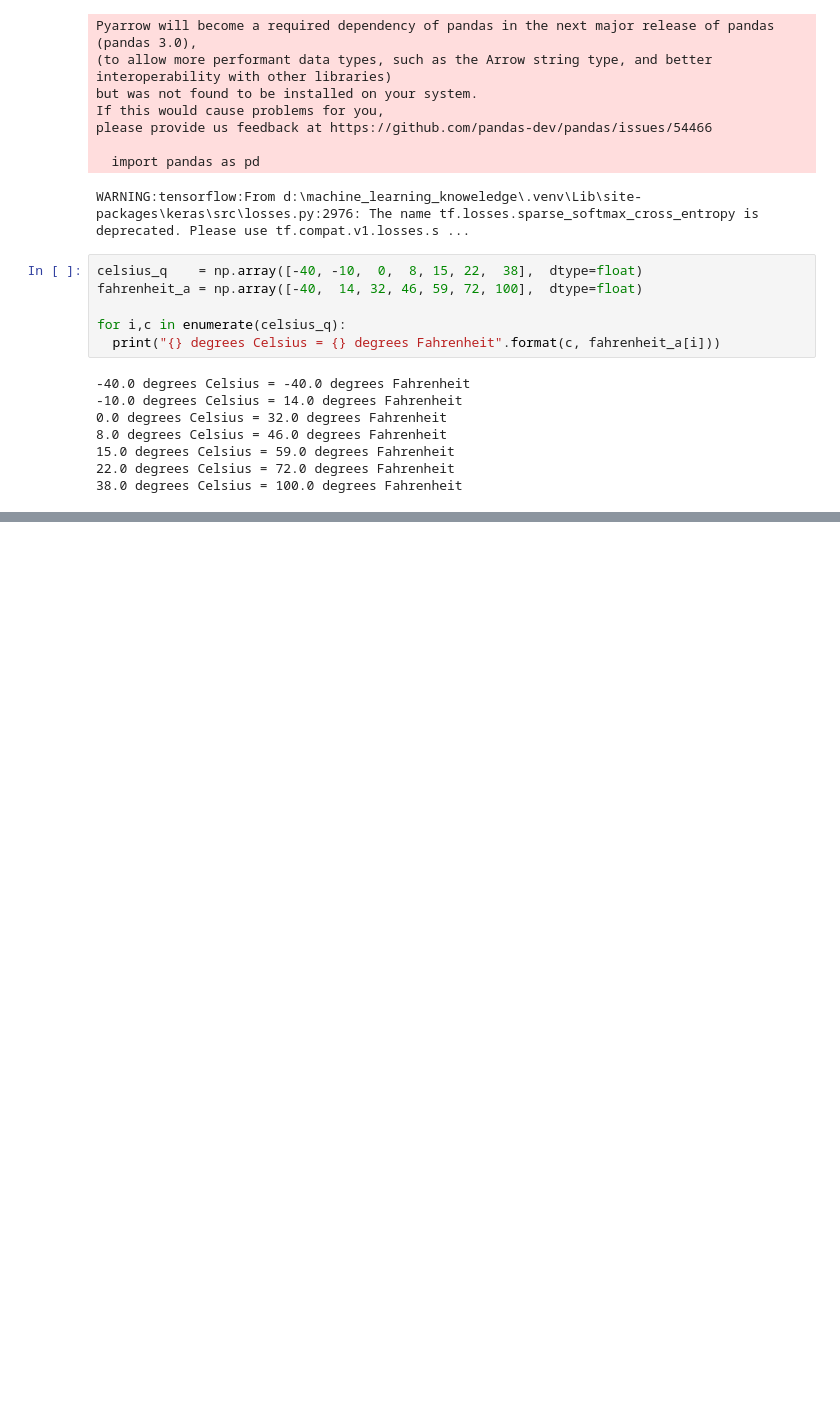
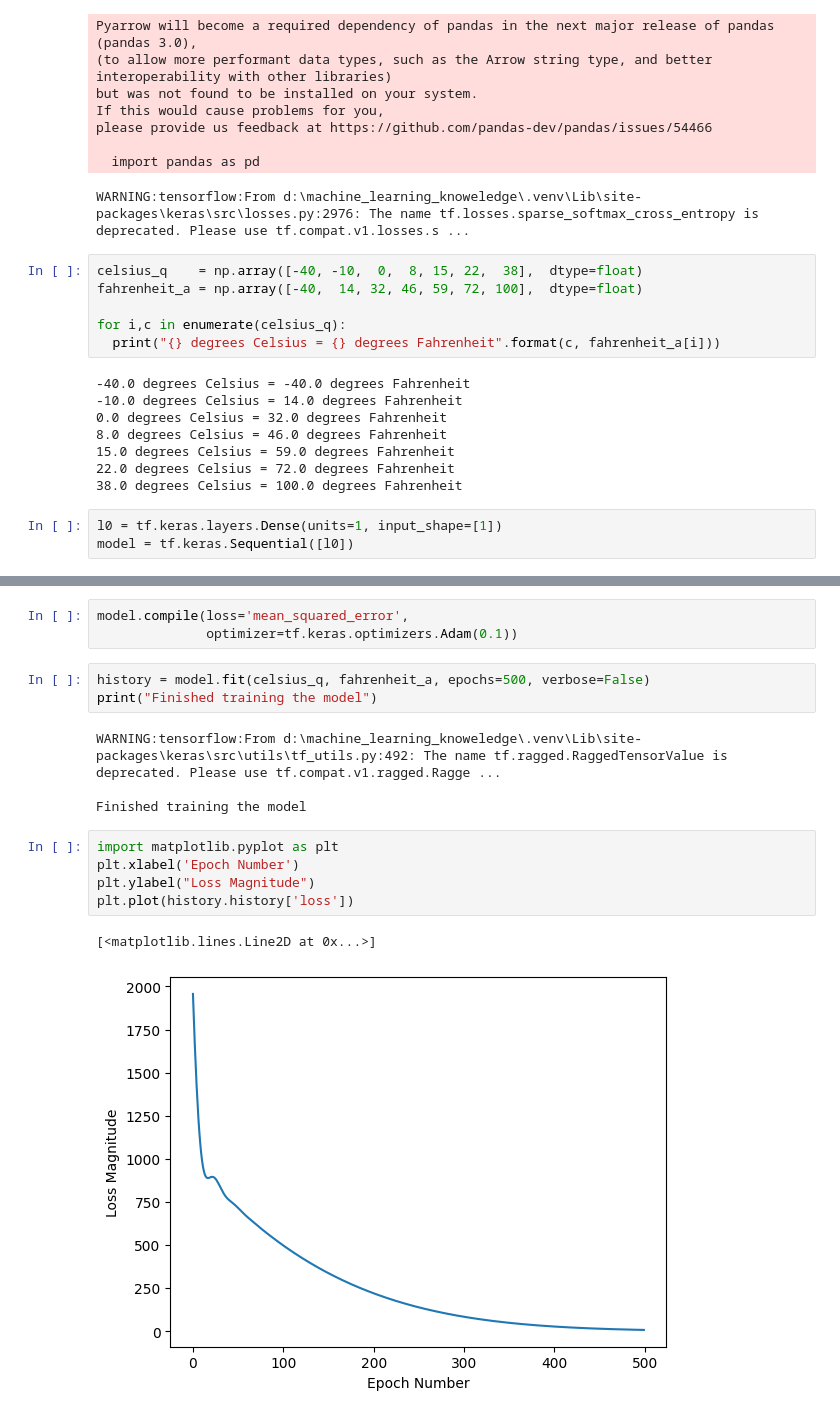
Before and after one commit to KhaingSuThway/machine_learning_knoweledge, a Jupyter notebook: supervised_learning/linear_regression.ipynb, the cells around one changed output, grey strips where cells are left out. Saved outputs shown, nothing was run; the diff lists cells and outputs as text; blank space fills up the shorter version.

```diff
--- a/supervised_learning/linear_regression.ipynb
+++ b/supervised_learning/linear_regression.ipynb
@@ -27,3 +31,6 @@ for i,c in enumerate(celsius_q):
 15.0 degrees Celsius = 59.0 degrees Fahrenheit
 22.0 degrees Celsius = 72.0 degrees Fahrenheit
 38.0 degrees Celsius = 100.0 degrees Fahrenheit
+# %%
+l0 = tf.keras.layers.Dense(units=1, input_shape=[1])
+model = tf.keras.Sequential([l0])
@@ -29,0 +39,18 @@ for i,c in enumerate(celsius_q):
+# %%
+model.compile(loss='mean_squared_error',
+              optimizer=tf.keras.optimizers.Adam(0.1))
+# %%
+history = model.fit(celsius_q, fahrenheit_a, epochs=500, verbose=False)
+print("Finished training the model")
+# %% [output]
+WARNING:tensorflow:From d:\machine_learning_knoweledge\.venv\Lib\site-packages\keras\src\utils\tf_utils.py:492: The name tf.ragged.RaggedTensorValue is deprecated. Please use tf.compat.v1.ragged.Ragge ...
+
+Finished training the model
+# %%
+import matplotlib.pyplot as plt
+plt.xlabel('Epoch Number')
+plt.ylabel("Loss Magnitude")
+plt.plot(history.history['loss'])
+# %% [output]
+[<matplotlib.lines.Line2D at 0x...>]
+[figure, added]
```
Also changed, not shown: parts of 8 cells of this notebook.
